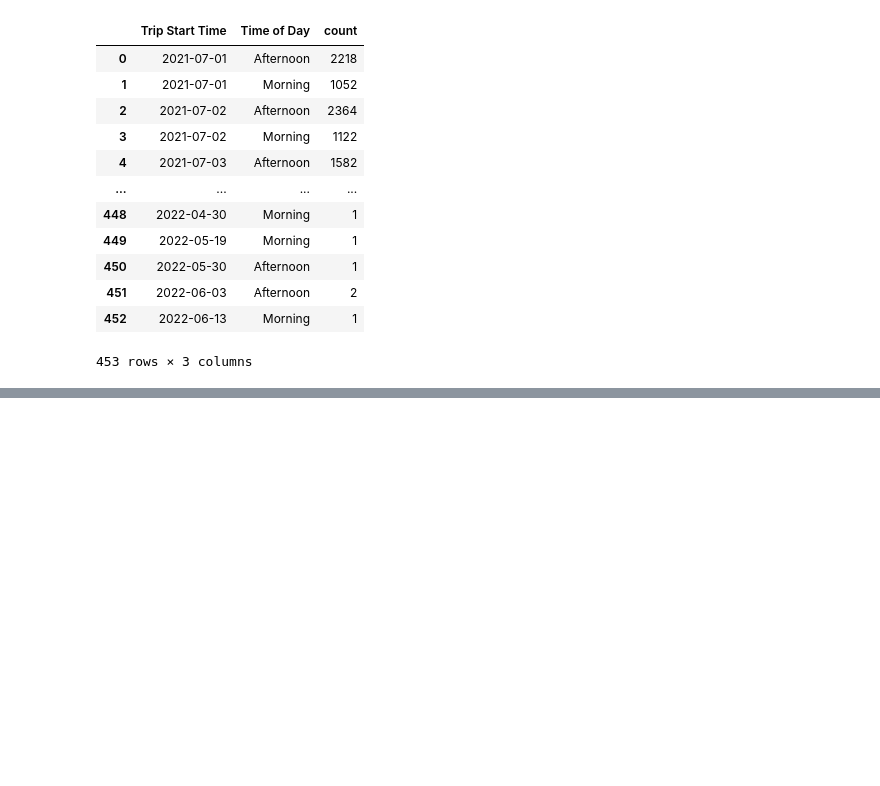
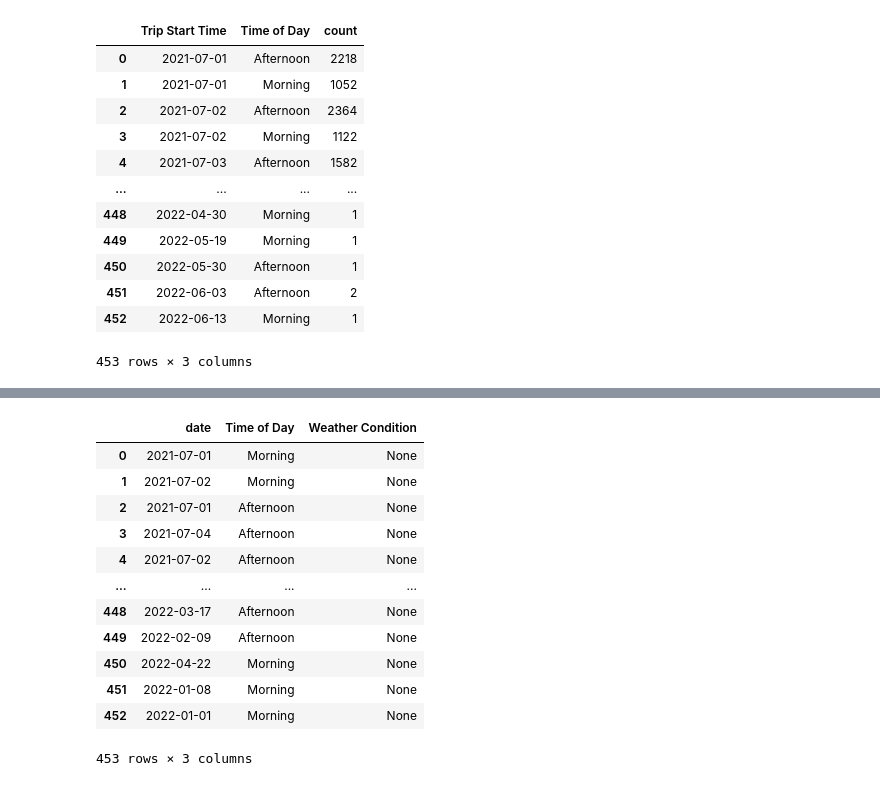
Before and after one commit to gelifatsy/LogisticOptimization_CausalInference, a Jupyter notebook: notebook/weather_API.ipynb, the cells around one changed output, grey strips where cells are left out. Cells and saved outputs as stored; diff of their text form; code cells hidden in the pictures; blank space fills up the shorter version.

Commit message:
further on weather api preparation

```diff
--- a/notebook/weather_API.ipynb
+++ b/notebook/weather_API.ipynb
@@ -60,0 +141,18 @@ Weather
+# %%
+unique_trips = trip_df.assign(date=trip_df['Trip Start Time'].dt.date)[['date', 'Time of Day']].drop_duplicates().reset_index(drop=True)
+# %%
+unique_trips
+# %% [output]
+|  | date | Time of Day | Weather Condition |
+| 0 | 2021-07-01 | Morning | None |
+| 1 | 2021-07-02 | Morning | None |
+| 2 | 2021-07-01 | Afternoon | None |
+| 3 | 2021-07-04 | Afternoon | None |
+| 4 | 2021-07-02 | Afternoon | None |
+| ... | ... | ... | ... |
+| 448 | 2022-03-17 | Afternoon | None |
+| 449 | 2022-02-09 | Afternoon | None |
+| 450 | 2022-04-22 | Morning | None |
+| 451 | 2022-01-08 | Morning | None |
+| 452 | 2022-01-01 | Morning | None |
+453 rows × 3 columns
```
Also changed, not shown: parts of 10 cells of this notebook.
